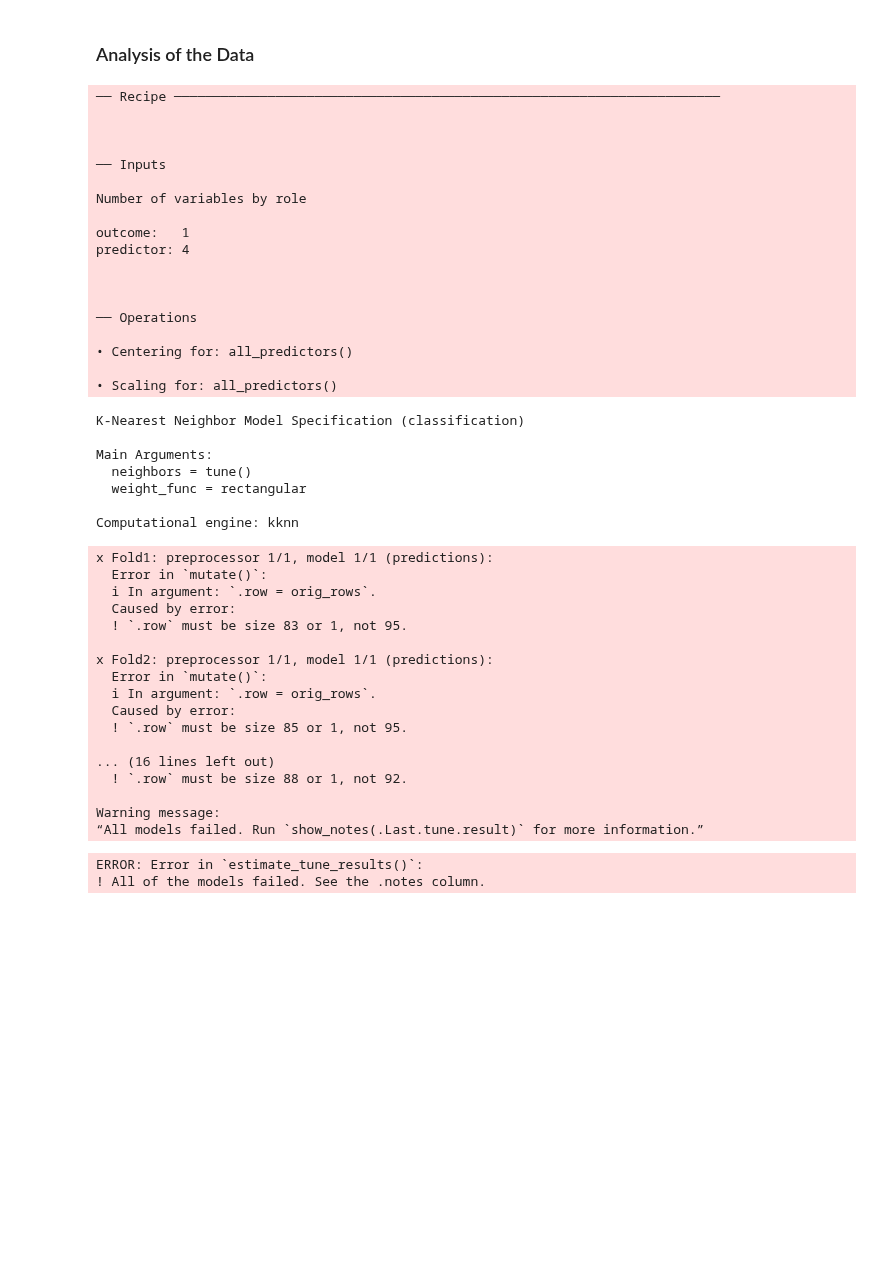
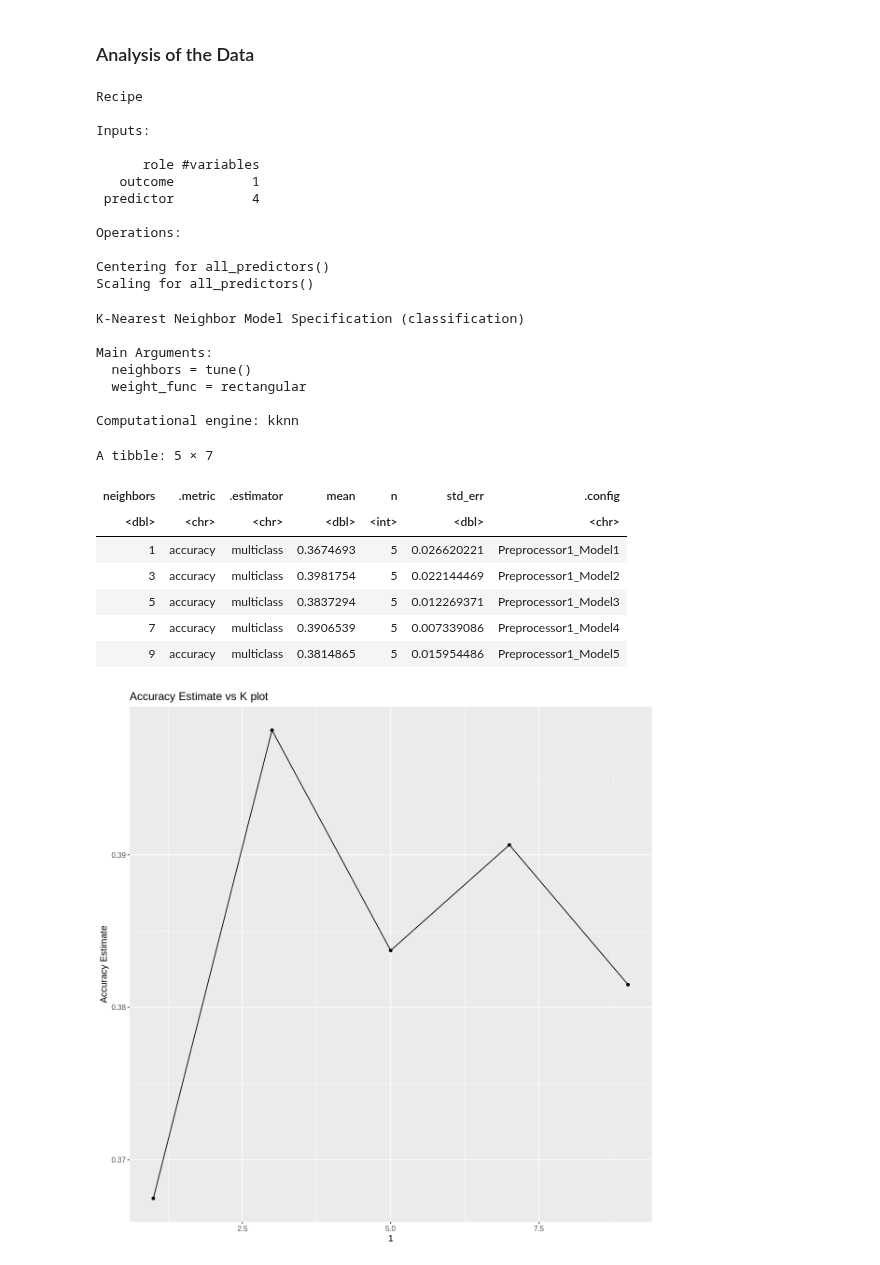
Before and after one commit to sachit-sharma/dsci-100-group-project-group53, a Jupyter notebook: project_report.ipynb, the cells around one changed output. Cells and saved outputs as stored; diff of their text form; code cells hidden in the pictures; blank space fills up the shorter version.

Commit message:
created model spec (withut upsampling)

```diff
--- a/project_report.ipynb
+++ b/project_report.ipynb
@@ -290,28 +287,22 @@ knn_spec <- nearest_neighbor(weight_func = "rectangular", neighbors = tune()) |>
             set_mode("classification")
 
 #Creating a data frame for k values
-k_vals <- tibble(neighbors = seq(from = 1, to = 100, by = 5))
+k_vals <- tibble(neighbors = seq(from = 1, to = 10, by = 2))
 heart_disease_recipe
 knn_spec
 # %% [output]
-── Recipe ──────────────────────────────────────────────────────────────────────
+Recipe
 
+Inputs:
 
+      role #variables
+   outcome          1
+ predictor          4
 
-── Inputs
+Operations:
 
-Number of variables by role
-
-outcome:   1
-predictor: 4
-
-
-
-── Operations
-
-• Centering for: all_predictors()
-
-• Scaling for: all_predictors()
+Centering for all_predictors()
+Scaling for all_predictors()
 K-Nearest Neighbor Model Specification (classification)
 
 Main Arguments:
@@ -322,39 +313,33 @@ Computational engine: kknn
 # %%
 # Calculating the cross validation accuracy for all k values
 knn_results <- workflow() |>
-  add_recipe(heart_disease_recipe) |>
-  add_model(knn_spec) |>
-  tune_grid(resamples = heart_disease_vfold, grid = k_vals) |>
-  collect_metrics() |>
-  filter(.metric == "accuracy")
+               add_recipe(heart_disease_recipe) |>
+               add_model(knn_spec) |>
+               tune_grid(resamples = heart_disease_vfold, grid = k_vals)|>
+               collect_metrics() |>
+               filter(.metric == "accuracy")
+knn_results
 # %% [output]
-x Fold1: preprocessor 1/1, model 1/1 (predictions):
-  Error in `mutate()`:
-  ℹ In argument: `.row = orig_rows`.
-  Caused by error:
-  ! `.row` must be size 83 or 1, not 95.
-
-x Fold2: preprocessor 1/1, model 1/1 (predictions):
-  Error in `mutate()`:
-  ℹ In argument: `.row = orig_rows`.
-  Caused by error:
-  ! `.row` must be size 85 or 1, not 95.
-
-... (16 lines left out)
-  ! `.row` must be size 88 or 1, not 92.
-
-Warning message:
-“All models failed. Run `show_notes(.Last.tune.result)` for more information.”
+A tibble: 5 × 7
-ERROR: Error in `estimate_tune_results()`:
-! All of the models failed. See the .notes column.
+| neighbors | .metric | .estimator | mean | n | std_err | .config |
+| <dbl> | <chr> | <chr> | <dbl> | <int> | <dbl> | <chr> |
+| 1 | accuracy | multiclass | 0.3674693 | 5 | 0.026620221 | Preprocessor1_Model1 |
+| 3 | accuracy | multiclass | 0.3981754 | 5 | 0.022144469 | Preprocessor1_Model2 |
+| 5 | accuracy | multiclass | 0.3837294 | 5 | 0.012269371 | Preprocessor1_Model3 |
+| 7 | accuracy | multiclass | 0.3906539 | 5 | 0.007339086 | Preprocessor1_Model4 |
+| 9 | accuracy | multiclass | 0.3814865 | 5 | 0.015954486 | Preprocessor1_Model5 |
 # %%
 #Visualising the results using an accuracy estimate vs k plot
-accuracy_vs_k <- ggplot(accuracies, aes(x = neighbors, y = mean)) +
+accuracy_vs_k <- ggplot(knn_results, aes(x = neighbors, y = mean)) +
   geom_point() +
   geom_line() +
   labs(x = "Neighbors", y = "Accuracy Estimate") +
-  ggtittle("Accuracy Estimate vs K plot")
+  ggtitle("Accuracy Estimate vs K plot") +
+  scale_x_continuous(1:10) +
   theme(text = element_text(size = 12))
+accuracy_vs_k
+# %% [output]
+[figure, added]
 # %%
 #Finding the best k
 best_k <- knn_results  |>
```
Also changed, not shown: parts of 9 cells of this notebook.
